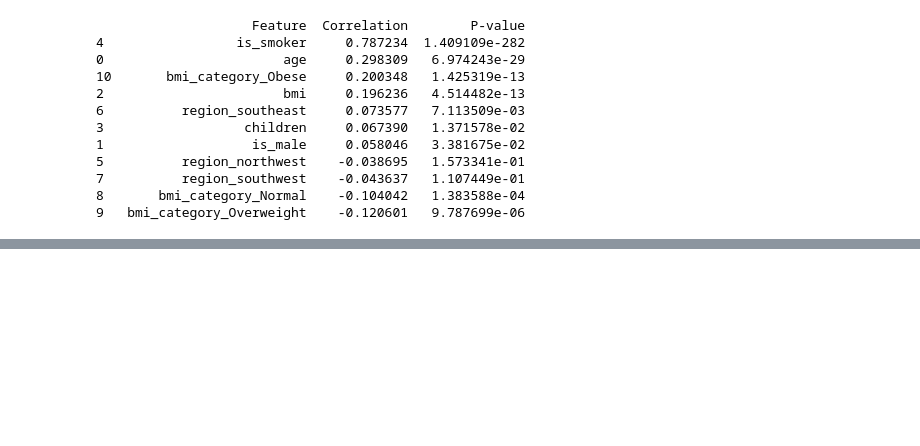
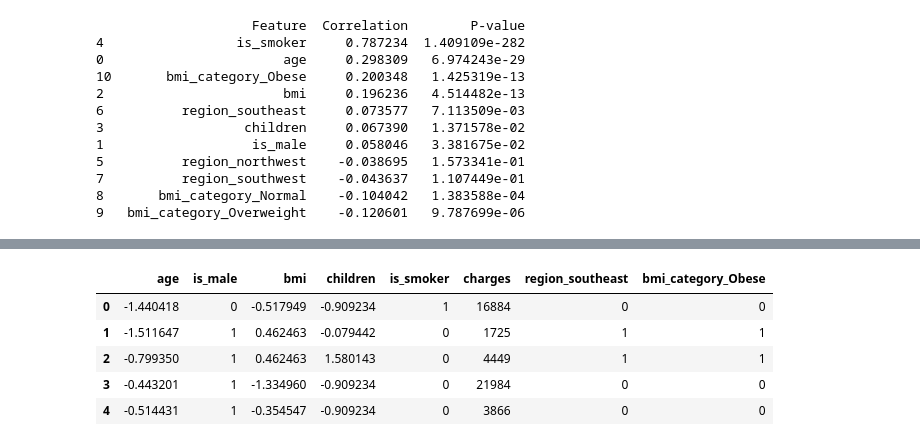
Before and after one commit to thearyal/Machine-Learning-Insurance, a Jupyter notebook: insurance.ipynb, the cells around one changed output, grey strips where cells are left out. Cells and saved outputs as stored; diff of their text form; code cells hidden in the pictures; blank space fills up the shorter version.

```diff
--- a/insurance.ipynb
+++ b/insurance.ipynb
@@ -378,0 +469,22 @@ print(correlation_df)
+# %%
+final_df = df_cleaned[
+    [
+        'age',
+        'is_male',
+        'bmi',
+        'children',
+        'is_smoker',
+        'charges',
+        'region_southeast',
+        'bmi_category_Obese'
+    ]
+].copy()
+
+final_df.head()
+# %% [output]
+|  | age | is_male | bmi | children | is_smoker | charges | region_southeast | bmi_category_Obese |
+| 0 | -1.440418 | 0 | -0.517949 | -0.909234 | 1 | 16884 | 0 | 0 |
+| 1 | -1.511647 | 1 | 0.462463 | -0.079442 | 0 | 1725 | 1 | 1 |
+| 2 | -0.799350 | 1 | 0.462463 | 1.580143 | 0 | 4449 | 1 | 1 |
+| 3 | -0.443201 | 1 | -1.334960 | -0.909234 | 0 | 21984 | 0 | 0 |
+| 4 | -0.514431 | 1 | -0.354547 | -0.909234 | 0 | 3866 | 0 | 0 |
```
Also changed, not shown: parts of 3 cells of this notebook.
